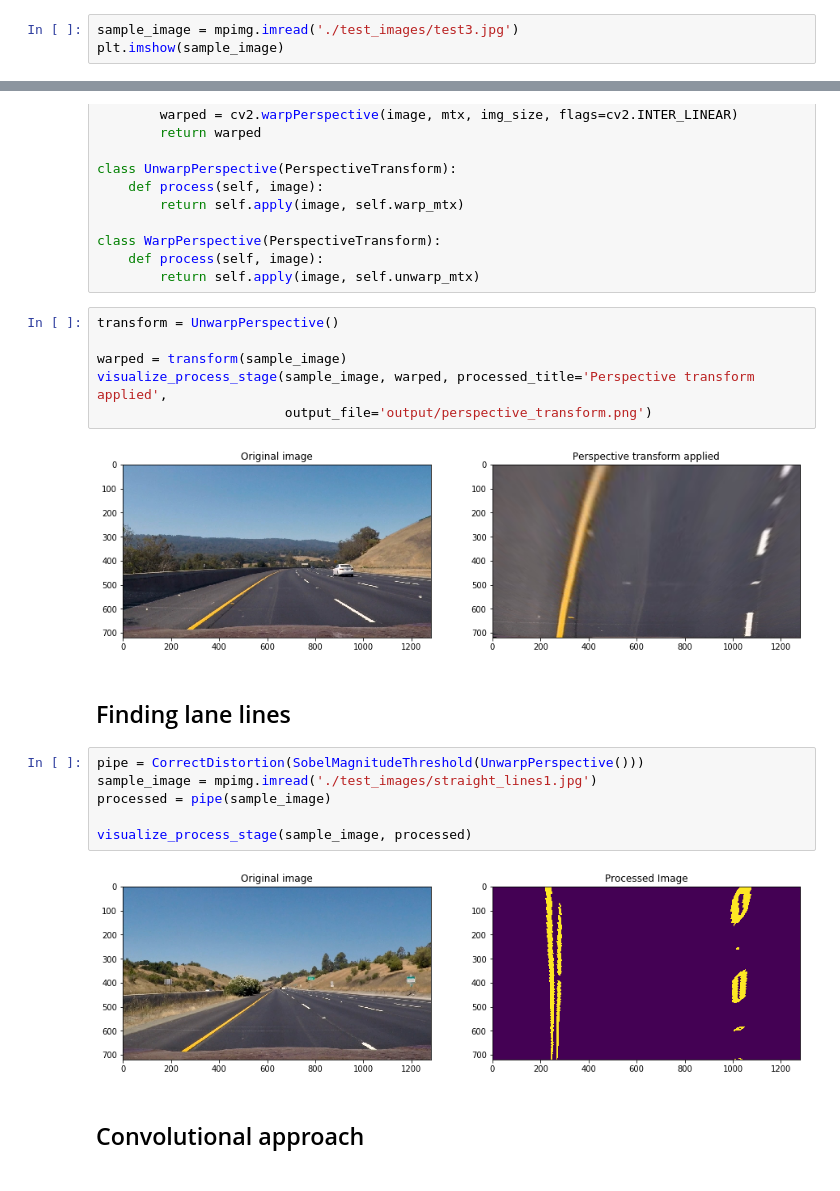
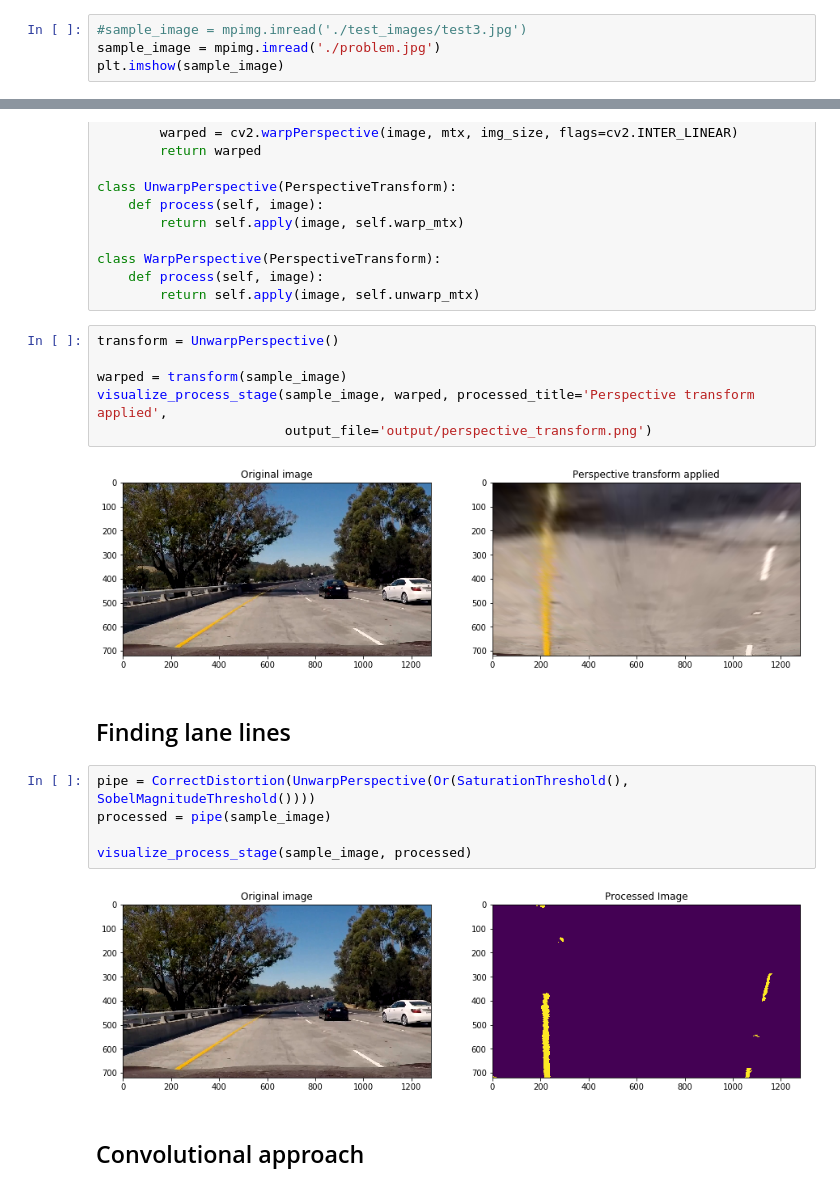
Before and after one commit to tindandelion/carnd-advanced-lane-detection-p4, a Jupyter notebook: advanced-lane-detection.ipynb, the cells around one changed output, grey strips where cells are left out. Cells and saved outputs as stored; diff of their text form.

```diff
--- a/advanced-lane-detection.ipynb
+++ b/advanced-lane-detection.ipynb
@@ -113,7 +113,8 @@ visualize_process_stage(test_image, processor(test_image),
 # %% [markdown]
 # Image processing pipeline
 # %%
-sample_image = mpimg.imread('./test_images/test3.jpg')
+#sample_image = mpimg.imread('./test_images/test3.jpg')
+sample_image = mpimg.imread('./problem.jpg')
 plt.imshow(sample_image)
 # %% [output]
 <matplotlib.image.AxesImage at 0x...>
@@ -226,17 +227,16 @@ warped = transform(sample_image)
 visualize_process_stage(sample_image, warped, processed_title='Perspective transform applied',
                         output_file='output/perspective_transform.png')
 # %% [output]
-[figure, old version]
+[figure, new version]
 # %% [markdown]
 ## Finding lane lines
 # %%
-pipe = CorrectDistortion(SobelMagnitudeThreshold(UnwarpPerspective()))
-sample_image = mpimg.imread('./test_images/straight_lines1.jpg')
+pipe = CorrectDistortion(UnwarpPerspective(Or(SaturationThreshold(), SobelMagnitudeThreshold())))
 processed = pipe(sample_image)
 
 visualize_process_stage(sample_image, processed)
 # %% [output]
-[figure, old version]
+[figure, new version]
 # %% [markdown]
 ## Convolutional approach
 # %%
```
Also changed, not shown: parts of 15 cells of this notebook, 7 other files.
